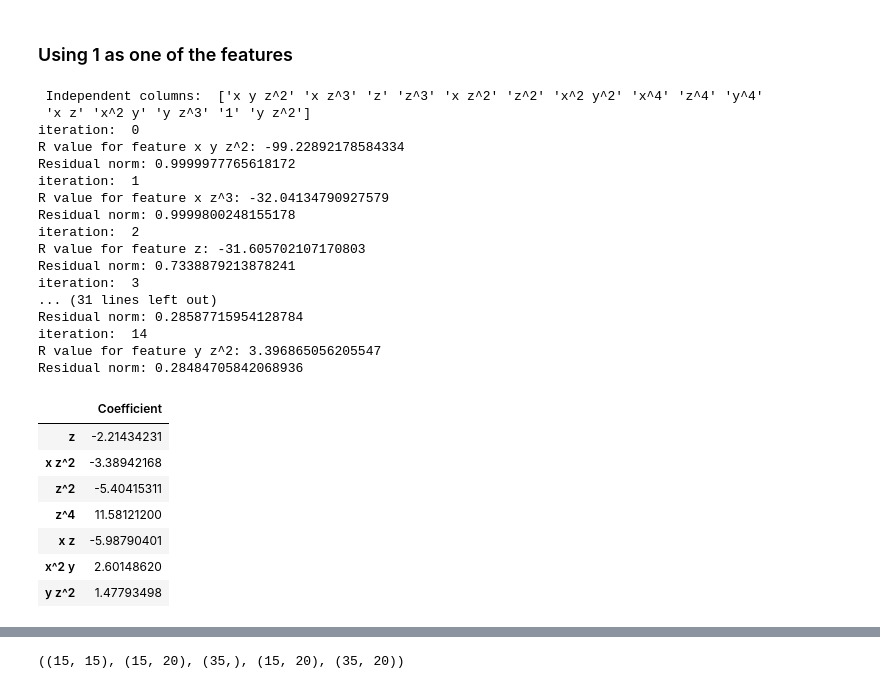
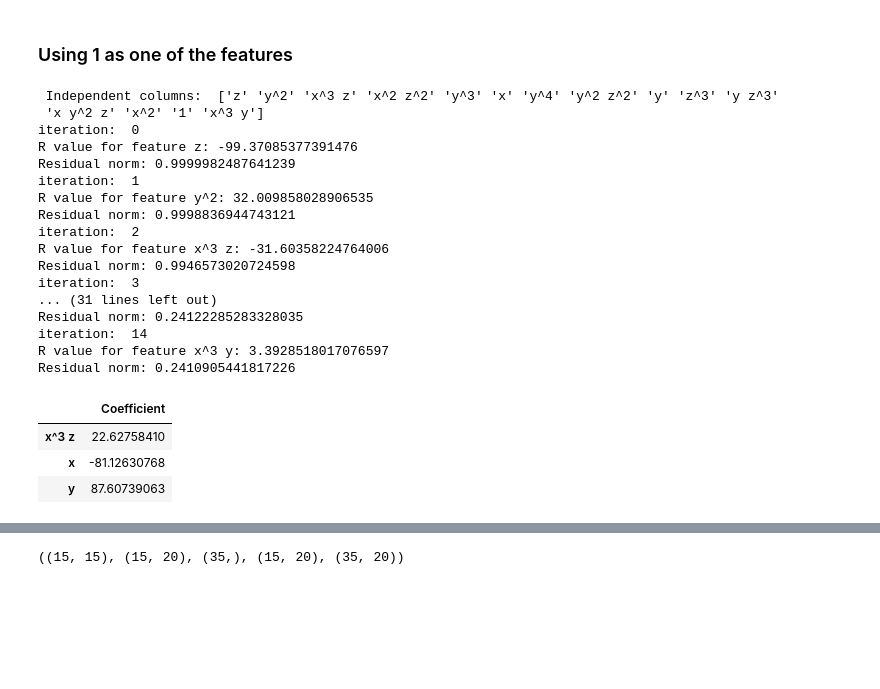
Before and after one commit to mjayadharan/DAE-FINDER_dev, a Jupyter notebook: Examples/IllposednessCheck/OLS thresholding 4.ipynb, the cells around one changed output, grey strips where cells are left out. Saved outputs shown, nothing was run; the diff lists cells and outputs as text; code cells hidden in the pictures; blank space fills up the shorter version.

```diff
--- a/Examples/IllposednessCheck/OLS thresholding 4.ipynb
+++ b/Examples/IllposednessCheck/OLS thresholding 4.ipynb
@@ -374,13 +376,13 @@ stols_df
 ## Scaled candidate library (Term size based thresholding):
 # %%
 # Use the scaled_cand_lib to get the columns 'x', 'y', 'z'
-x_vals = scaled_cand_lib['x'].values
-y_vals = scaled_cand_lib['y'].values
-z_vals = scaled_cand_lib['z'].values
+# x_vals = scaled_cand_lib['x'].values
+# y_vals = scaled_cand_lib['y'].values
+# z_vals = scaled_cand_lib['z'].values
 
-# x_vals =  candidate_lib_full['x'].values
-# y_vals = candidate_lib_full['y'].values
-# z_vals = candidate_lib_full['z'].values
+x_vals =  candidate_lib_full['x'].values
+y_vals = candidate_lib_full['y'].values
+z_vals = candidate_lib_full['z'].values
 
 # Lorenz parameters (already defined above)
 # sigma, rho, beta = 10.0, 28.0, 8.0/3.0
@@ -450,10 +452,10 @@ plt.show()
 # %%
-b_ = dy_dt_svgol_filter
-# b_ = dx_dt_svgol_filter
+b_ = dx_dt_svgol_filter
+# b_ = dy_dt_svgol_filter
 # b_ = dz_dt_svgol_filter
 
 inner_products = np.abs(scaled_cand_lib.apply(lambda col: np.dot(b_, col)))
 sorted_columns = inner_products.sort_values()[::-1].index
-scaled_cand_lib = scaled_cand_lib[sorted_columns]
+# scaled_cand_lib = scaled_cand_lib[sorted_columns]
 scaled_cand_lib.head()
 # %% [output]
@@ -609,53 +712,60 @@ print(" Independent columns: ", col[P][:L_ind])
 # print(list(zip(candidate_lib_full.columns[P][:L_ind], np.diag(R)[:L_ind])))
 col = candidate_lib_full.columns
 col = np.array(['1'] + list(col))
 # b = y_noisy
 # b = dx_dt_lorenz
 # b = dy_dt_lorenz
 # b = dx_dt_finite_diff
 # b = dx_dt_svgol_filter
-b = dy_dt_svgol_filter
+b = b_
 
-
+b_proj_rel_res_list = []
 
 b_proj = np.zeros(b.shape)
+b_proj_exteneded = np.zeros(b.shape)
 b_proj_cord_list = []
 for i in range(L_ind):
     print("iteration: ", i)
     b_proj_cord = Q[:, i].T @ b
     b_proj_cord_list.append(b_proj_cord)
     # b_proj += b_proj_cord * Q[:, i]
     b_proj += b_proj_cord * Q[:, i]
+    b_proj_exteneded += b_proj_cord * Q[:, i]
+    b_proj_rel_res = np.linalg.norm(b - b_proj)/np.linalg.norm(b)
+    b_proj_rel_res_list.append(b_proj_rel_res)
+    print("R value for feature {}: {}".format(col[P][i], R[i,i]))
+    print("Residual norm: {}".format(b_proj_rel_res))
 
-    print("R value for feature {}: {}".format(col[P][i], R[i,i]))
-    print("Residual norm: {}".format(np.linalg.norm(b - b_proj)/np.linalg.norm(b)))
+for i in range(L_ind,Q.shape[1]):
+    b_proj_cord = Q[:, i].T @ b
+    b_proj_exteneded += b_proj_cord * Q[:, i]
+    b_proj_rel_res = np.linalg.norm(b - b_proj_exteneded)/np.linalg.norm(b)
+    b_proj_rel_res_list.append(b_proj_rel_res)
+    # print("R value for feature {}: {}".format(col[P][i], R[i,i]))
+    # print("Residual norm: {}".format(b_proj_rel_res))
 
 model_dict_proj = dict(zip(col[P[:L_ind]], np.linalg.solve(R[:L_ind, :L_ind], b_proj_cord_list)))
-model_proj_thresh =  stols(model_dict_proj, pd_dict=True, threshold=1)
+model_proj_thresh =  stols(model_dict_proj, pd_dict=True, threshold=10)
 model_proj_thresh
 # %% [output]
- Independent columns:  ['x y z^2' 'x z^3' 'z' 'z^3' 'x z^2' 'z^2' 'x^2 y^2' 'x^4' 'z^4' 'y^4'
- 'x z' 'x^2 y' 'y z^3' '1' 'y z^2']
+ Independent columns:  ['z' 'y^2' 'x^3 z' 'x^2 z^2' 'y^3' 'x' 'y^4' 'y^2 z^2' 'y' 'z^3' 'y z^3'
+ 'x y^2 z' 'x^2' '1' 'x^3 y']
 iteration:  0
-R value for feature x y z^2: -99.22892178584334
-Residual norm: 0.9999977765618172
+R value for feature z: -99.37085377391476
+Residual norm: 0.9999982487641239
 iteration:  1
-R value for feature x z^3: -32.04134790927579
-Residual norm: 0.9999800248155178
+R value for feature y^2: 32.009858028906535
+Residual norm: 0.9998836944743121
 iteration:  2
-R value for feature z: -31.605702107170803
-Residual norm: 0.7338879213878241
+R value for feature x^3 z: -31.60358224764006
+Residual norm: 0.9946573020724598
 iteration:  3
 ... (31 lines left out)
-Residual norm: 0.28587715954128784
+Residual norm: 0.24122285283328035
 iteration:  14
-R value for feature y z^2: 3.396865056205547
-Residual norm: 0.28484705842068936
+R value for feature x^3 y: 3.3928518017076597
+Residual norm: 0.2410905441817226
 |  | Coefficient |
-| z | -2.21434231 |
-| x z^2 | -3.38942168 |
-| z^2 | -5.40415311 |
-| z^4 | 11.58121200 |
-| x z | -5.98790401 |
-| x^2 y | 2.60148620 |
-| y z^2 | 1.47793498 |
+| x^3 z | 22.62758410 |
+| x | -81.12630768 |
+| y | 87.60739063 |
```
Also changed, not shown: parts of 33 cells of this notebook, 54 other files.
